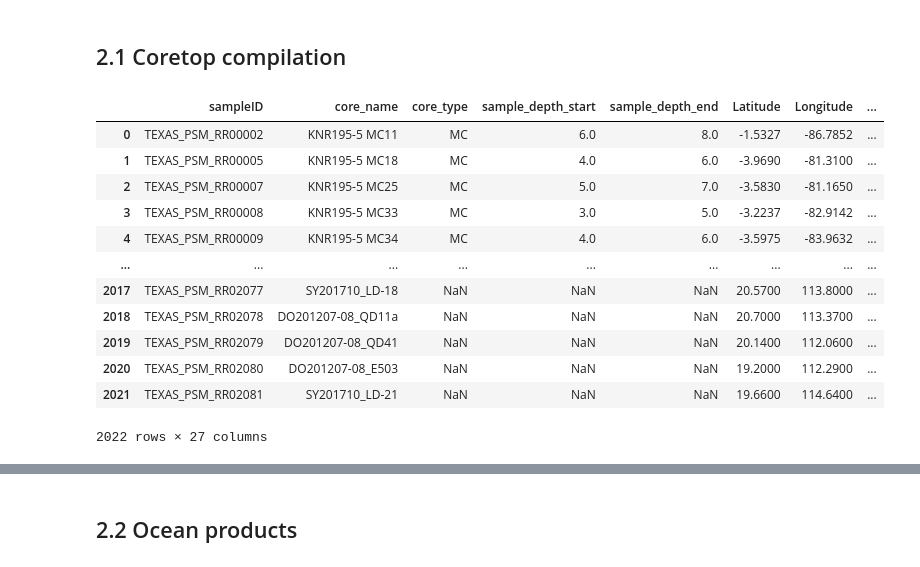
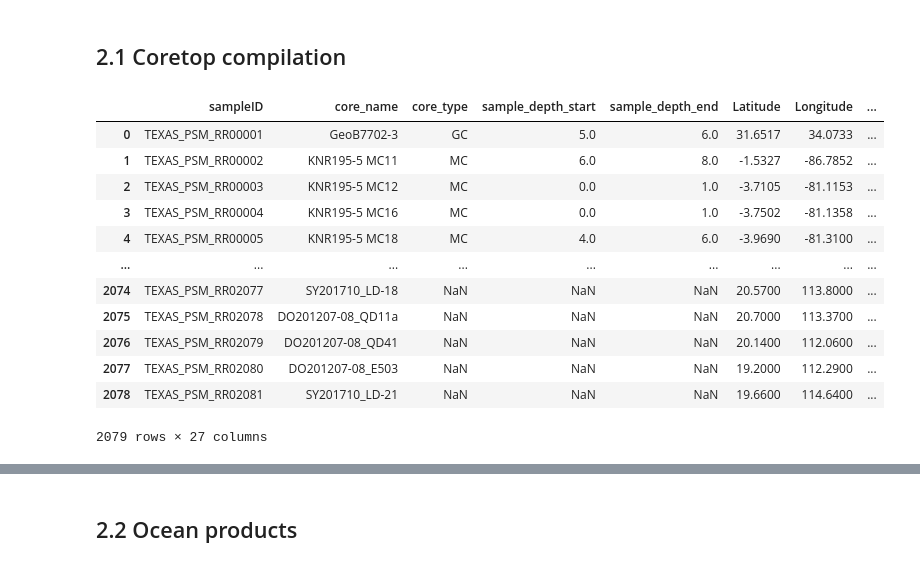
Before and after one commit to PaleoLipidRR/nutrient-effect-on-TEX, a Jupyter notebook: ipynb_files/SI_code1_PreProcessing_rev1.ipynb, the cells around one changed output, grey strips where cells are left out. Saved outputs shown, nothing was run; the diff lists cells and outputs as text; code cells hidden in the pictures.

```diff
--- a/ipynb_files/SI_code1_PreProcessing_rev1.ipynb
+++ b/ipynb_files/SI_code1_PreProcessing_rev1.ipynb
@@ -298,44 +298,45 @@ coretop_df = coretop_df.rename(
     }
 )
 
 #### Additional parameters
 coretop_df['publicationYear'] = [int(row[-4:]) if row[-4:].isdigit() else 'This Study' for row in coretop_df['reference_name']]
-
+Tierney2015SciAdv_idx = coretop_df[coretop_df['reference_name']=='Tierney2015SciAdv'].index
+coretop_df.loc[Tierney2015SciAdv_idx,'publicationYear'] = 2015
 features = ['fGDGT_0', 'fGDGT_1', 'fGDGT_2', 'fGDGT_3','fGDGT_cren', 'fGDGT_cren_prime']
 coretop_df['RI_zhang16'] = np.array([coretop_df[features[i]]*ringNumbers_dict_zhang16.get(features[i]) for i in range(len(features))]).sum(axis=0)
 coretop_df['RI_zhang16_revised'] = np.array([coretop_df[features[i]]*ringNumbers_dict_revised.get(features[i]) for i in range(len(features))]).sum(axis=0)
 
 
 features2 = ['fGDGT_0', 'fGDGT_1', 'fGDGT_2', 'fGDGT_3','fGDGT_cren', 'fGDGT_cren_prime']
 coretop_df['RI_0to5'] = np.array([coretop_df[features2[i]]*ringNumbers_dict_revised.get(features2[i]) for i in range(len(features2))]).sum(axis=0)
 
 coretop_df['gdgt23ratio'] = coretop_df['fGDGT_2']/coretop_df['fGDGT_3']
 coretop_df['methaneIndex'] = coretop_df[['fGDGT_1', 'fGDGT_2', 'fGDGT_3']].sum(axis=1)/coretop_df[['fGDGT_1', 'fGDGT_2', 'fGDGT_3','fGDGT_cren', 'fGDGT_cren_prime']].sum(axis=1)
 coretop_df['gdgtZeroOverZeroCren'] = (coretop_df['fGDGT_0']/coretop_df[['fGDGT_0','fGDGT_cren']].sum(axis=1))
 
 temp_sampleID = ['TEXAS_PSM_RR'+str(i).zfill(5) for i in range(1,len(coretop_df)+1)]
 coretop_df.insert(0,'sampleID',temp_sampleID)
 
 #### copy coretop_df to coretop_df2 to keep the original df
-coretop_df2 = coretop_df.dropna(how='any', subset=['TEX86','fGDGT_0']).reset_index(drop=True)
+coretop_df2 = coretop_df.dropna(how='any', subset=['TEX86']).reset_index(drop=True)
 coretop_df2['BIT'] = coretop_df2['BIT'].fillna(-999)
 coretop_df2['methaneIndex']= coretop_df2['methaneIndex'].fillna(-999)
 coretop_df2['gdgtZeroOverZeroCren'] = coretop_df2['fGDGT_0'].fillna(-999)
 
 
 coretop_df2['QC_flag'] = ['include' if ((coretop_df2['BIT'].iloc[i] <= 0.5) & (coretop_df2['methaneIndex'].iloc[i] <= 0.5) & (coretop_df2['gdgtZeroOverZeroCren'].iloc[i] <= 0.67)) else 'exclude' for i in range(len(coretop_df2))]
 coretop_df2
 # %% [output]
 |  | sampleID | core_name | core_type | sample_depth_start | sample_depth_end | Latitude | Longitude | ... |
-| 0 | TEXAS_PSM_RR00002 | KNR195-5 MC11 | MC | 6.0 | 8.0 | -1.5327 | -86.7852 | ... |
-| 1 | TEXAS_PSM_RR00005 | KNR195-5 MC18 | MC | 4.0 | 6.0 | -3.9690 | -81.3100 | ... |
-| 2 | TEXAS_PSM_RR00007 | KNR195-5 MC25 | MC | 5.0 | 7.0 | -3.5830 | -81.1650 | ... |
-| 3 | TEXAS_PSM_RR00008 | KNR195-5 MC33 | MC | 3.0 | 5.0 | -3.2237 | -82.9142 | ... |
-| 4 | TEXAS_PSM_RR00009 | KNR195-5 MC34 | MC | 4.0 | 6.0 | -3.5975 | -83.9632 | ... |
+| 0 | TEXAS_PSM_RR00001 | GeoB7702-3 | GC | 5.0 | 6.0 | 31.6517 | 34.0733 | ... |
+| 1 | TEXAS_PSM_RR00002 | KNR195-5 MC11 | MC | 6.0 | 8.0 | -1.5327 | -86.7852 | ... |
+| 2 | TEXAS_PSM_RR00003 | KNR195-5 MC12 | MC | 0.0 | 1.0 | -3.7105 | -81.1153 | ... |
+| 3 | TEXAS_PSM_RR00004 | KNR195-5 MC16 | MC | 0.0 | 1.0 | -3.7502 | -81.1358 | ... |
+| 4 | TEXAS_PSM_RR00005 | KNR195-5 MC18 | MC | 4.0 | 6.0 | -3.9690 | -81.3100 | ... |
 | ... | ... | ... | ... | ... | ... | ... | ... | ... |
-| 2017 | TEXAS_PSM_RR02077 | SY201710_LD-18 | NaN | NaN | NaN | 20.5700 | 113.8000 | ... |
-| 2018 | TEXAS_PSM_RR02078 | DO201207-08_QD11a | NaN | NaN | NaN | 20.7000 | 113.3700 | ... |
-| 2019 | TEXAS_PSM_RR02079 | DO201207-08_QD41 | NaN | NaN | NaN | 20.1400 | 112.0600 | ... |
-| 2020 | TEXAS_PSM_RR02080 | DO201207-08_E503 | NaN | NaN | NaN | 19.2000 | 112.2900 | ... |
-| 2021 | TEXAS_PSM_RR02081 | SY201710_LD-21 | NaN | NaN | NaN | 19.6600 | 114.6400 | ... |
+| 2074 | TEXAS_PSM_RR02077 | SY201710_LD-18 | NaN | NaN | NaN | 20.5700 | 113.8000 | ... |
+| 2075 | TEXAS_PSM_RR02078 | DO201207-08_QD11a | NaN | NaN | NaN | 20.7000 | 113.3700 | ... |
+| 2076 | TEXAS_PSM_RR02079 | DO201207-08_QD41 | NaN | NaN | NaN | 20.1400 | 112.0600 | ... |
+| 2077 | TEXAS_PSM_RR02080 | DO201207-08_E503 | NaN | NaN | NaN | 19.2000 | 112.2900 | ... |
+| 2078 | TEXAS_PSM_RR02081 | SY201710_LD-21 | NaN | NaN | NaN | 19.6600 | 114.6400 | ... |
-2022 rows × 27 columns
+2079 rows × 27 columns
```
Also changed, not shown: parts of 9 cells of this notebook, 34 other files.
